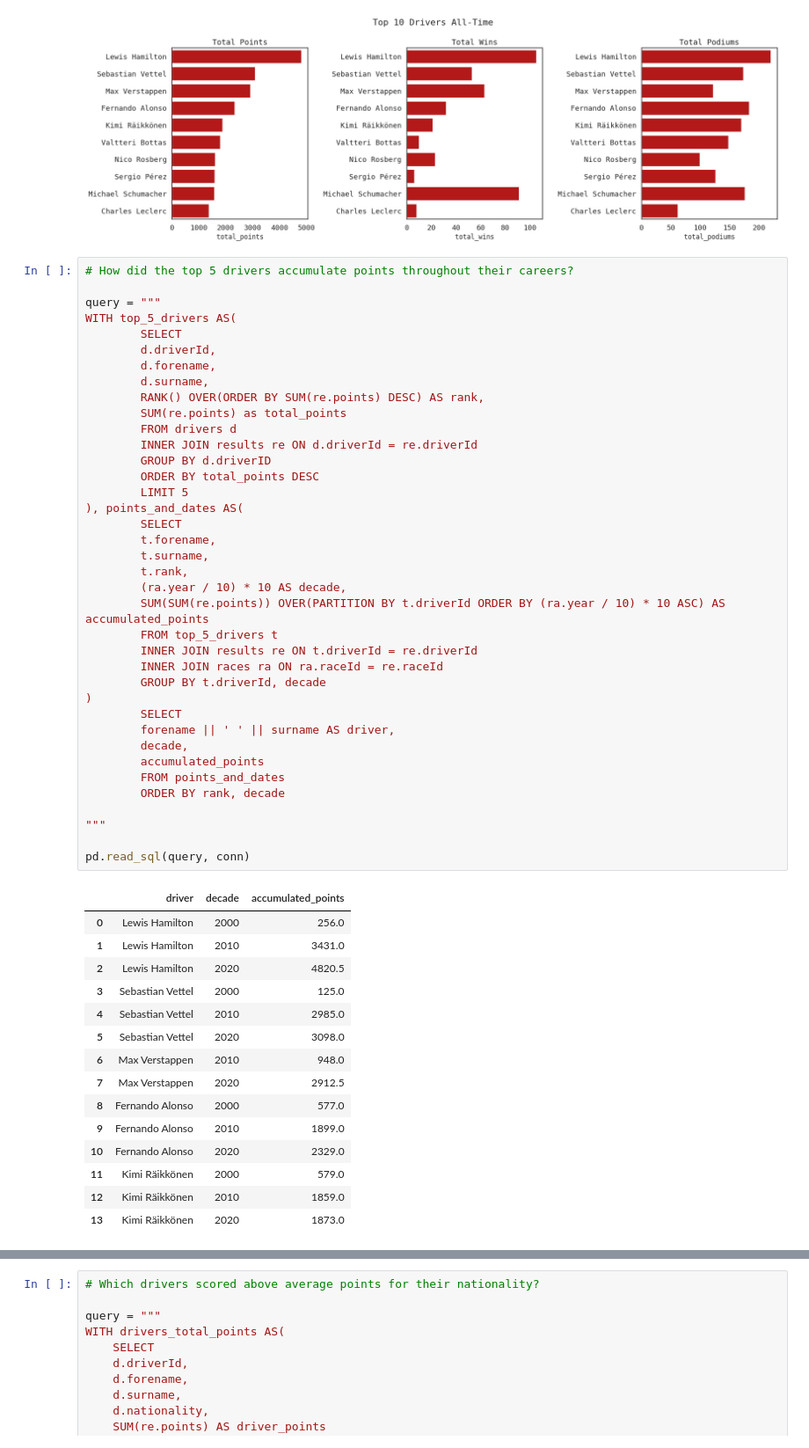
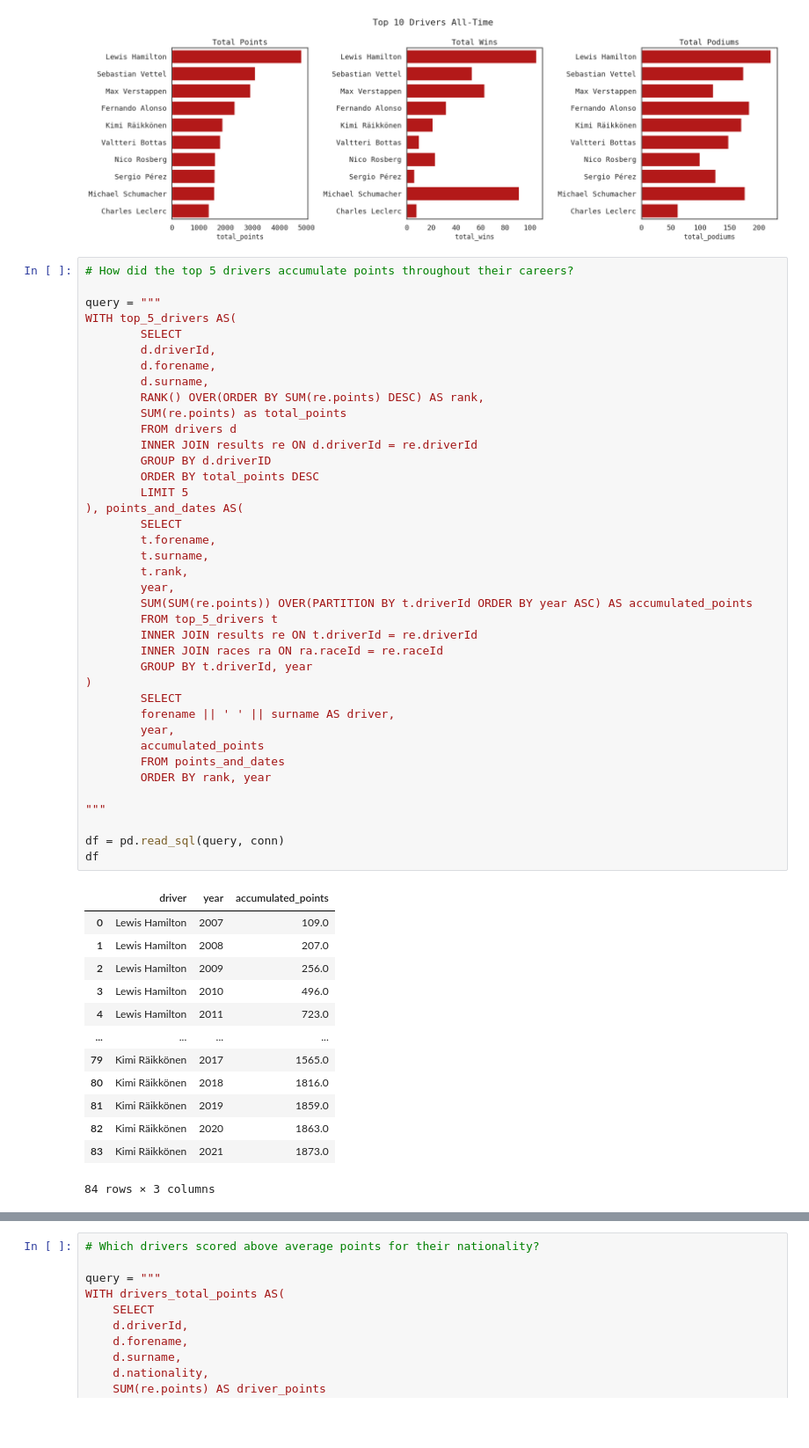
Before and after one commit to jakowczukalicja/formula1-sql-analysis, a Jupyter notebook: analysis.ipynb, the cells around one changed output, grey strips where cells are left out. Shown at 88% size. Drawn from its saved outputs; the diff is of its cells as text; blank space fills up the shorter version.

Commit message:
best drivers line plot

```diff
--- a/analysis.ipynb
+++ b/analysis.ipynb
@@ -448,51 +448,50 @@ plt.show()
 query = """
 WITH top_5_drivers AS(
         SELECT
         d.driverId,
         d.forename,
         d.surname,
         RANK() OVER(ORDER BY SUM(re.points) DESC) AS rank,
         SUM(re.points) as total_points
         FROM drivers d
         INNER JOIN results re ON d.driverId = re.driverId
         GROUP BY d.driverID
         ORDER BY total_points DESC
         LIMIT 5
 ), points_and_dates AS(
         SELECT
         t.forename,
         t.surname,
         t.rank,
-        (ra.year / 10) * 10 AS decade,
-        SUM(SUM(re.points)) OVER(PARTITION BY t.driverId ORDER BY (ra.year / 10) * 10 ASC) AS accumulated_points
+        year,
+        SUM(SUM(re.points)) OVER(PARTITION BY t.driverId ORDER BY year ASC) AS accumulated_points
         FROM top_5_drivers t
         INNER JOIN results re ON t.driverId = re.driverId
         INNER JOIN races ra ON ra.raceId = re.raceId
-        GROUP BY t.driverId, decade
+        GROUP BY t.driverId, year
 )
         SELECT
         forename || ' ' || surname AS driver,
-        decade,
+        year,
         accumulated_points
         FROM points_and_dates
-        ORDER BY rank, decade
+        ORDER BY rank, year
 
 """
 
-pd.read_sql(query, conn)
+df = pd.read_sql(query, conn)
+df
 # %% [output]
-|  | driver | decade | accumulated_points |
-| 0 | Lewis Hamilton | 2000 | 256.0 |
-| 1 | Lewis Hamilton | 2010 | 3431.0 |
-| 2 | Lewis Hamilton | 2020 | 4820.5 |
-| 3 | Sebastian Vettel | 2000 | 125.0 |
-| 4 | Sebastian Vettel | 2010 | 2985.0 |
-| 5 | Sebastian Vettel | 2020 | 3098.0 |
-| 6 | Max Verstappen | 2010 | 948.0 |
-| 7 | Max Verstappen | 2020 | 2912.5 |
-| 8 | Fernando Alonso | 2000 | 577.0 |
-| 9 | Fernando Alonso | 2010 | 1899.0 |
-| 10 | Fernando Alonso | 2020 | 2329.0 |
-| 11 | Kimi Räikkönen | 2000 | 579.0 |
-| 12 | Kimi Räikkönen | 2010 | 1859.0 |
-| 13 | Kimi Räikkönen | 2020 | 1873.0 |
+|  | driver | year | accumulated_points |
+| 0 | Lewis Hamilton | 2007 | 109.0 |
+| 1 | Lewis Hamilton | 2008 | 207.0 |
+| 2 | Lewis Hamilton | 2009 | 256.0 |
+| 3 | Lewis Hamilton | 2010 | 496.0 |
+| 4 | Lewis Hamilton | 2011 | 723.0 |
+| ... | ... | ... | ... |
+| 79 | Kimi Räikkönen | 2017 | 1565.0 |
+| 80 | Kimi Räikkönen | 2018 | 1816.0 |
+| 81 | Kimi Räikkönen | 2019 | 1859.0 |
+| 82 | Kimi Räikkönen | 2020 | 1863.0 |
+| 83 | Kimi Räikkönen | 2021 | 1873.0 |
+84 rows × 3 columns
```
Also changed, not shown: parts of 3 cells of this notebook.
